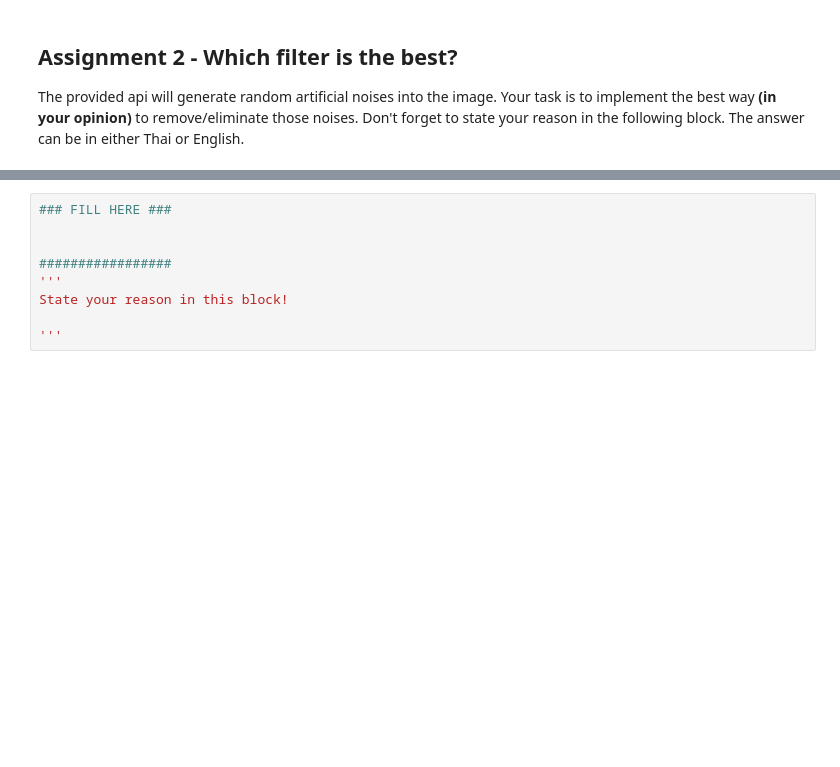
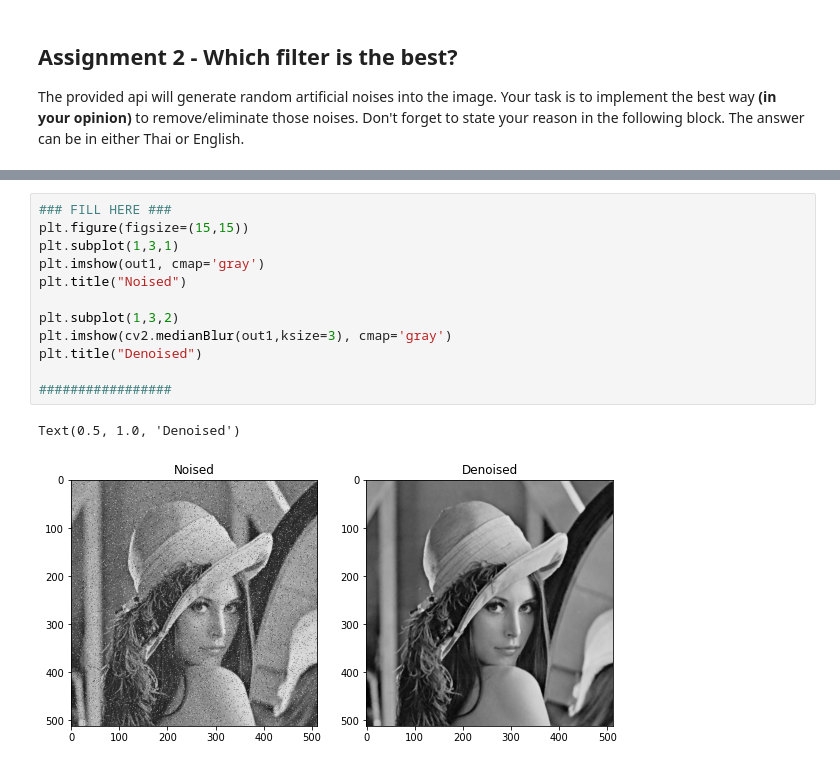
Before and after one commit to Gyoowai/Computer_Vision_2022, a Jupyter notebook: Lab 2 - Basic Numpy & Image Processing.ipynb, the cells around one changed output, grey strips where cells are left out. Saved outputs shown, nothing was run; the diff lists cells and outputs as text; blank space fills up the shorter version.

```diff
--- a/Lab 2 - Basic Numpy & Image Processing.ipynb
+++ b/Lab 2 - Basic Numpy & Image Processing.ipynb
@@ -476,9 +509,15 @@ print(out1.dtype)
-# %%
-### FILL HERE ###
-
-
-#################
-'''
-State your reason in this block!
-
-'''
+# %%
+### FILL HERE ###
+plt.figure(figsize=(15,15))
+plt.subplot(1,3,1)
+plt.imshow(out1, cmap='gray')
+plt.title("Noised")
+
+plt.subplot(1,3,2)
+plt.imshow(cv2.medianBlur(out1,ksize=3), cmap='gray')
+plt.title("Denoised")
+
+#################
+# %% [output]
+Text(0.5, 1.0, 'Denoised')
+[figure, added]
```
Also changed, not shown: parts of 20 cells of this notebook, 12 other files.
